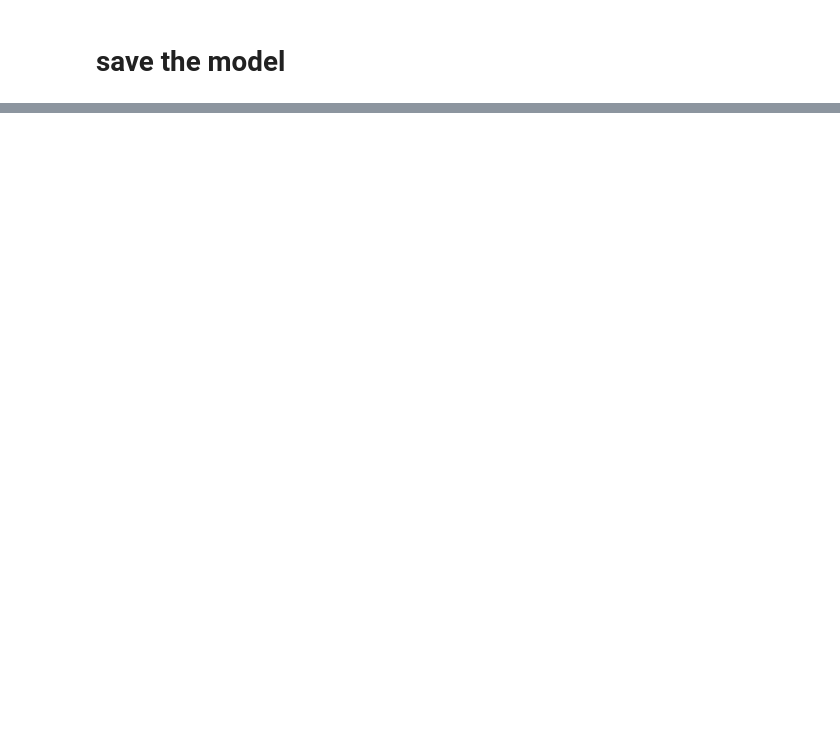
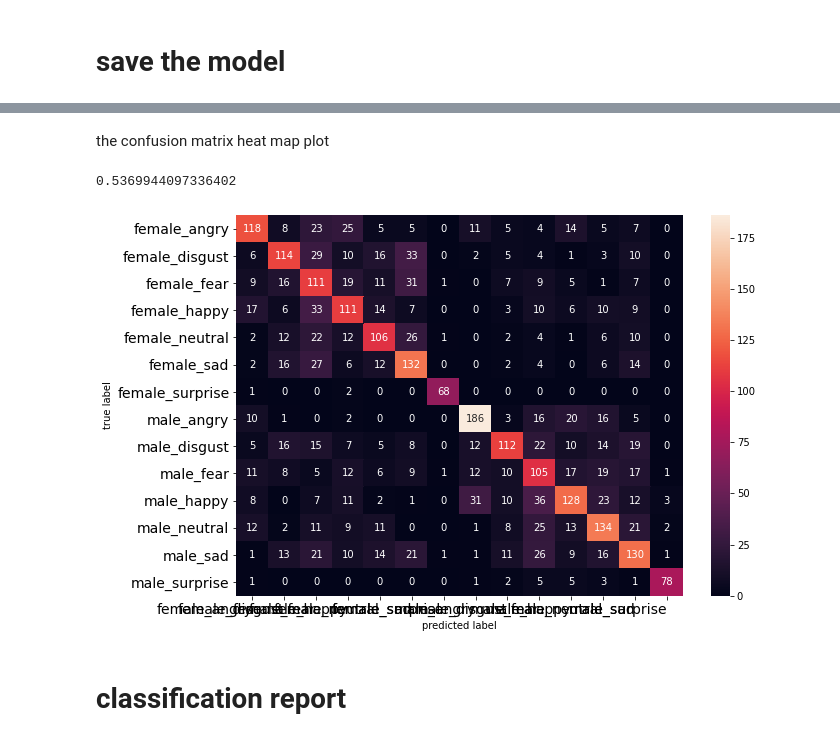
Before and after one commit to Aditya3107/Emotion_Recognition, a Jupyter notebook: audioemotion.ipynb, the cells around one changed output, grey strips where cells are left out. Drawn from its saved outputs; the diff is of its cells as text; code cells hidden in the pictures; blank space fills up the shorter version.

Commit message:
Add files via upload
Output of Confusion matrix, for Emotion, Gender, and Overall

```diff
--- a/audioemotion.ipynb
+++ b/audioemotion.ipynb
@@ -491,0 +797,40 @@ with open("model_json.json", "w") as file:
+# %% [markdown]
+the confusion matrix heat map plot
+# %%
+def print_confusion_matrix(confusion_matrix,class_names, figsize = (10,7), fontsize = 14):
+    #confusion_matrix is the numoy array, class_name is list
+
+    df_cm = pd.DataFrame(confusion_matrix, index = class_names, columns = class_names)
+    fig = plt.figure(figsize=figsize)
+
+    try:
+        heatmap = sns.heatmap(df_cm, annot = True, fmt = 'd')
+    except ValueError:
+        raise ValueError ('Confusion matrix must be integers')
+
+    heatmap.yaxis.set_ticklabels(heatmap.yaxis.get_ticklabels(), rotation = 0, ha = 'right', fontsize= fontsize)
+    heatmap.xaxis.set_ticklabels(heatmap.xaxis.get_ticklabels(),rotation = 0, ha = 'right', fontsize= fontsize)
+    plt.ylabel('true label')
+    plt.xlabel('predicted label')
+
+#gender record function
+
+def gender(row):
+    if  row =='female_angry' or "female_disgust" or "female_fear" or "female_happy" or "female_surprise" or "female_neutral" or "female_sad" :
+        return 'female'
+    elif row == 'male_angry' or "male_disgust" or "male_fear" or "male_happy" or "male_surprise" or "male_neutral" or "male_sad" :
+        return 'male'
+# %%
+finaldf =pd.read_csv('predictions.csv')
+classes = finaldf.actualvalues.unique()
+classes.sort()
+
+
+c = confusion_matrix(finaldf.actualvalues, finaldf.predictedvalues)
+print(accuracy_score(finaldf.actualvalues, finaldf.predictedvalues))
+print_confusion_matrix(c, class_names=classes)
+# %% [output]
+0.5369944097336402
+[figure, added]
+# %% [markdown]
+# classification report
```
Also changed, not shown: parts of 40 cells of this notebook.
